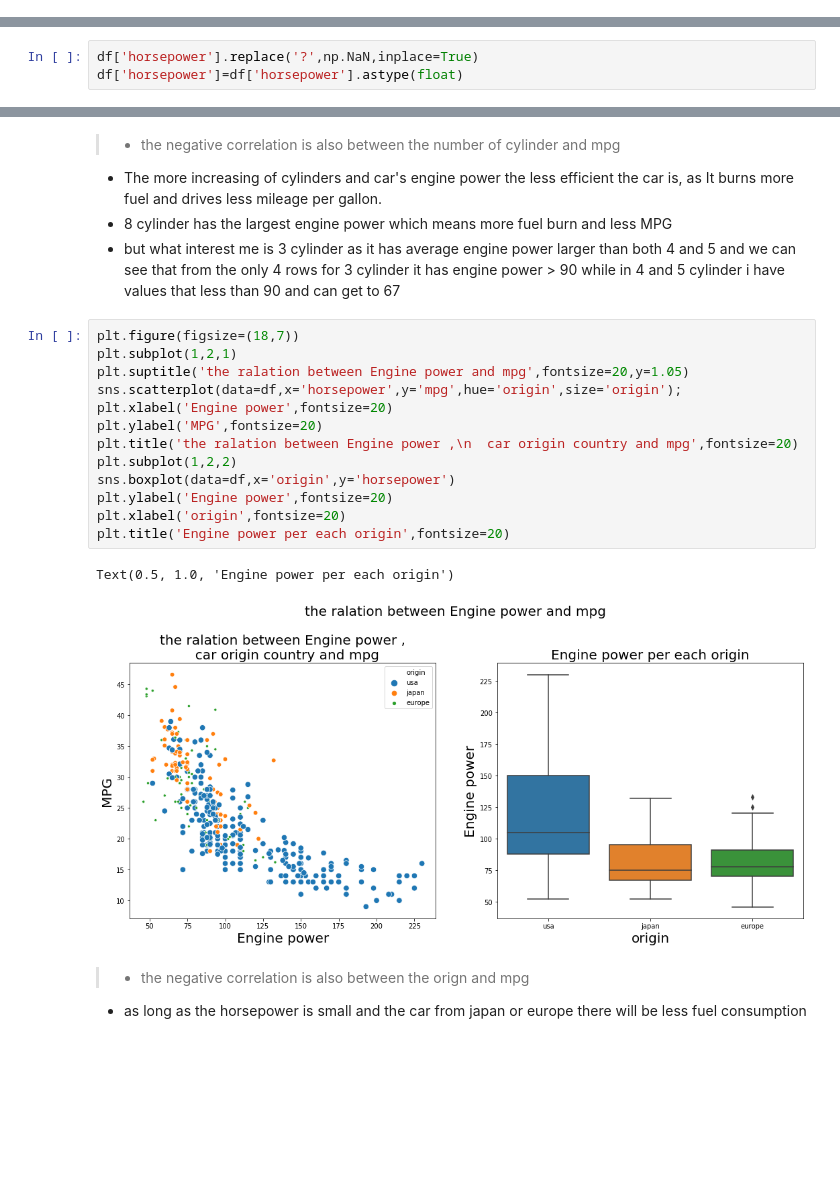
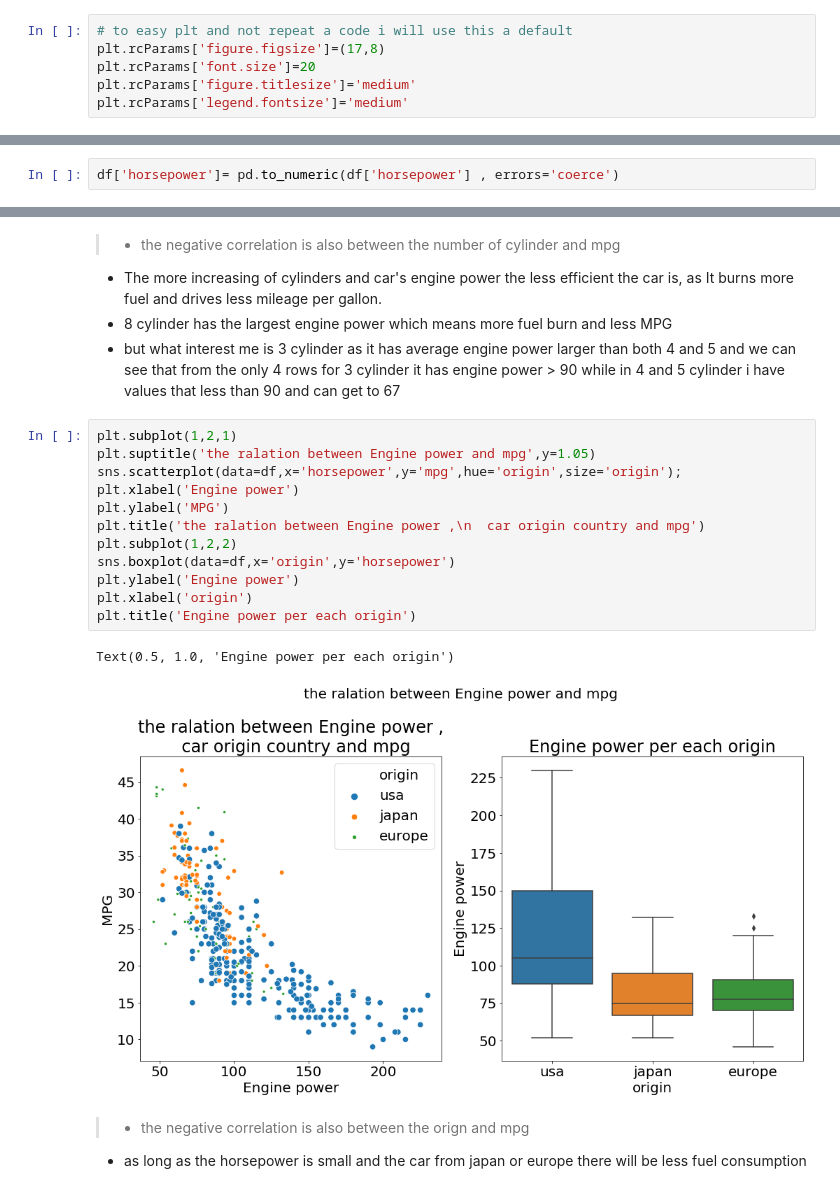
Before and after one commit to HadeerArafa/MPG_CaseStudy, a Jupyter notebook: MPG.ipynb, the cells around one changed output, grey strips where cells are left out. Cells and saved outputs as stored; diff of their text form; blank space fills up the shorter version.

```diff
--- a/MPG.ipynb
+++ b/MPG.ipynb
@@ -48,6 +48,12 @@ import numpy as np
 import matplotlib.pyplot as plt
 import seaborn as sns
 #sns.set_palette('PuRd')
+# %%
+# to easy plt and not repeat a code i will use this a default
+plt.rcParams['figure.figsize']=(17,8)
+plt.rcParams['font.size']=20
+plt.rcParams['figure.titlesize']='medium'
+plt.rcParams['legend.fontsize']='medium'
 # %% [markdown]
 <a id='wrangling'></a>
 ## Data Wrangling
@@ -274,3 +298,0 @@ df.query('(horsepower == "?")')
-# %%
-df['horsepower'].replace('?',np.NaN,inplace=True)
-df['horsepower']=df['horsepower'].astype(float)
@@ -278,0 +301,2 @@ df['horsepower']=df['horsepower'].astype(float)
+# %%
+df['horsepower']= pd.to_numeric(df['horsepower'] , errors='coerce')
@@ -599,21 +589,20 @@ df.query('cylinders == 5')
 - 8 cylinder has the largest engine power which means more fuel burn and less MPG
 - but what interest me is 3 cylinder as it has average engine power larger than both 4 and 5 and we can see that from the only 4 rows for 3 cylinder it has engine power > 90 while in 4 and 5 cylinder i have values that less than 90 and can get to 67
 # %%
-plt.figure(figsize=(18,7))
 plt.subplot(1,2,1)
-plt.suptitle('the ralation between Engine power and mpg',fontsize=20,y=1.05)
+plt.suptitle('the ralation between Engine power and mpg',y=1.05)
 sns.scatterplot(data=df,x='horsepower',y='mpg',hue='origin',size='origin');
-plt.xlabel('Engine power',fontsize=20)
-plt.ylabel('MPG',fontsize=20)
-plt.title('the ralation between Engine power ,\n  car origin country and mpg',fontsize=20)
+plt.xlabel('Engine power')
+plt.ylabel('MPG')
+plt.title('the ralation between Engine power ,\n  car origin country and mpg')
 plt.subplot(1,2,2)
 sns.boxplot(data=df,x='origin',y='horsepower')
-plt.ylabel('Engine power',fontsize=20)
-plt.xlabel('origin',fontsize=20)
-plt.title('Engine power per each origin',fontsize=20)
+plt.ylabel('Engine power')
+plt.xlabel('origin')
+plt.title('Engine power per each origin')
 # %% [output]
 Text(0.5, 1.0, 'Engine power per each origin')
-[figure, old version]
+[figure, new version]
 # %% [markdown]
 >- the negative correlation  is also between the orign and mpg
 -  as long as the horsepower is small and the car from japan or europe there will be less fuel consumption
```
Also changed, not shown: parts of 55 cells of this notebook.
